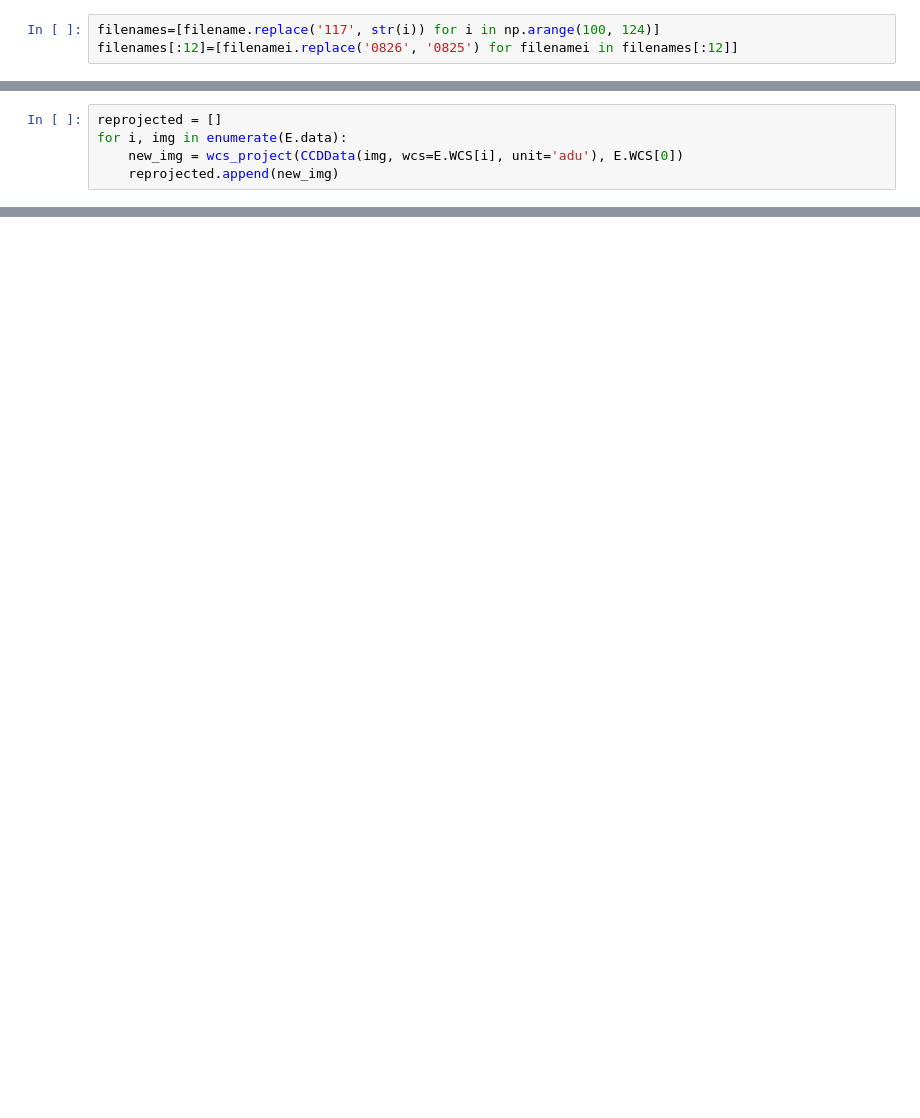
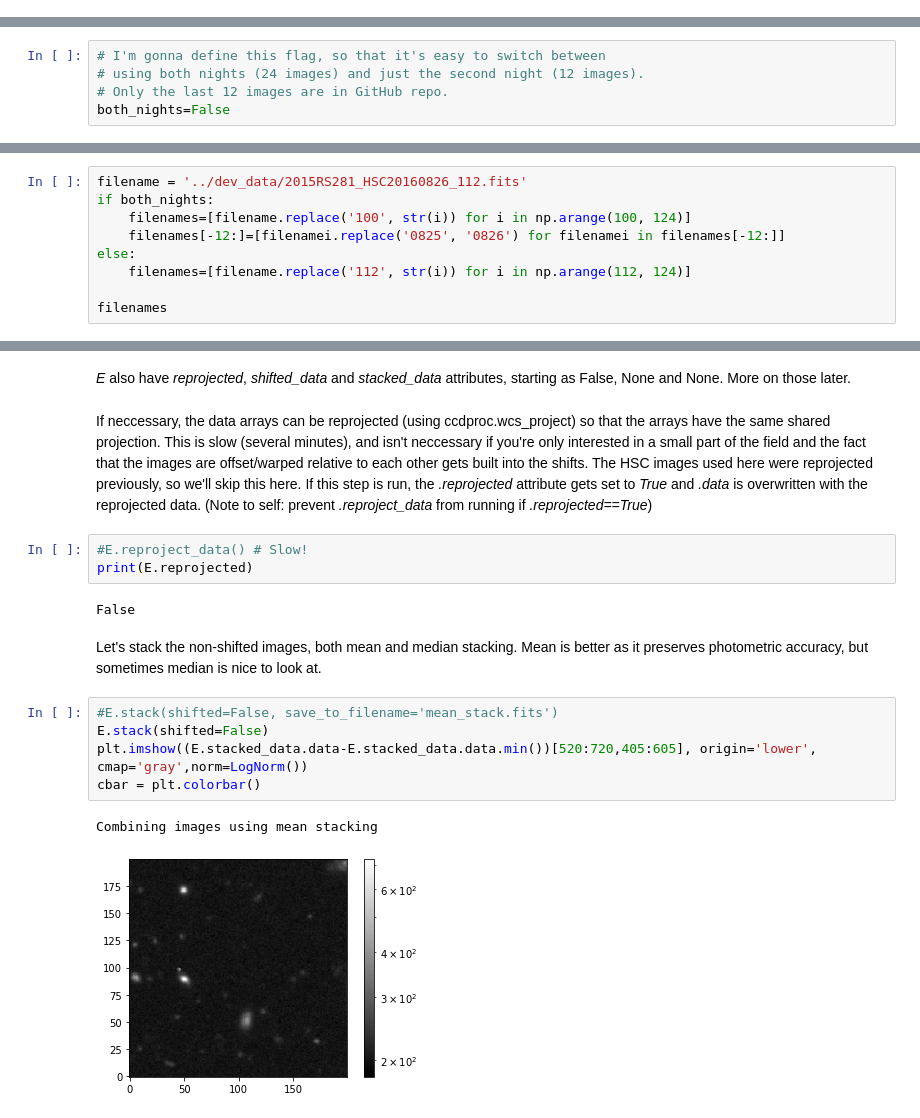
Before and after one commit to matthewjohnpayne/shifty, a Jupyter notebook: notebooks/demo_imagehandler.ipynb, the cells around one changed output, grey strips where cells are left out. Saved outputs shown, nothing was run; the diff lists cells and outputs as text; blank space fills up the shorter version.

Commit message:
Notebook demonstrating imagehandler & minimum demo data.
One night of HSC data for one chip added. 12*33MB=396MB.
GitHub limit is 100MB files, kind request to keep entire repo <1GB.

```diff
--- a/notebooks/demo_imagehandler.ipynb
+++ b/notebooks/demo_imagehandler.ipynb
@@ -65,3 +0,0 @@ array([[ 1.4440657e+04,  1.3562630e+04,  1.2861006e+04, ...,
-# %%
-filenames=[filename.replace('117', str(i)) for i in np.arange(100, 124)]
-filenames[:12]=[filenamei.replace('0826', '0825') for filenamei in filenames[:12]]
@@ -128,5 +0,0 @@ reprojected_image=wcs_project(dat, E.WCS[0])
-# %%
-reprojected = []
-for i, img in enumerate(E.data):
-    new_img = wcs_project(CCDData(img, wcs=E.WCS[i], unit='adu'), E.WCS[0])
-    reprojected.append(new_img)
@@ -185,0 +148,5 @@ class WCS(astropy.wcs.wcsapi.fitswcs.FITSWCSAPIMixin, astropy.wcs.WCSBase)
+# %%
+# I'm gonna define this flag, so that it's easy to switch between
+# using both nights (24 images) and just the second night (12 images).
+# Only the last 12 images are in GitHub repo.
+both_nights=False
@@ -185,0 +155,9 @@ class WCS(astropy.wcs.wcsapi.fitswcs.FITSWCSAPIMixin, astropy.wcs.WCSBase)
+# %%
+filename = '../dev_data/2015RS281_HSC20160826_112.fits'
+if both_nights:
+    filenames=[filename.replace('100', str(i)) for i in np.arange(100, 124)]
+    filenames[-12:]=[filenamei.replace('0825', '0826') for filenamei in filenames[-12:]]
+else:
+    filenames=[filename.replace('112', str(i)) for i in np.arange(112, 124)]
+
+filenames
@@ -185,0 +221,21 @@ class WCS(astropy.wcs.wcsapi.fitswcs.FITSWCSAPIMixin, astropy.wcs.WCSBase)
+# %% [markdown]
+_E_ also have _reprojected_, _shifted_data_ and _stacked_data_ attributes, starting as False, None and None. More on those later.
+# %% [markdown]
+If neccessary, the data arrays can be reprojected (using ccdproc.wcs_project) so that the arrays have the same shared projection.
+This is slow (several minutes), and isn't neccessary if you're only interested in a small part of the field and the fact that the images are offset/warped relative to each other gets built into the shifts.
+The HSC images used here were reprojected previously, so we'll skip this here. If this step is run, the _.reprojected_ attribute gets set to _True_ and _.data_ is overwritten with the reprojected data. (Note to self: prevent _.reproject_data_ from running if _.reprojected==True_)
+# %%
+#E.reproject_data() # Slow!
+print(E.reprojected)
+# %% [output]
+False
+# %% [markdown]
+Let's stack the non-shifted images, both mean and median stacking. Mean is better as it preserves photometric accuracy, but sometimes median is nice to look at.
+# %%
+#E.stack(shifted=False, save_to_filename='mean_stack.fits')
+E.stack(shifted=False)
+plt.imshow((E.stacked_data.data-E.stacked_data.data.min())[520:720,405:605], origin='lower', cmap='gray',norm=LogNorm())
+cbar = plt.colorbar()
+# %% [output]
+Combining images using mean stacking
+[figure, added]
```
Also changed, not shown: parts of 96 cells of this notebook, 8 other files.
